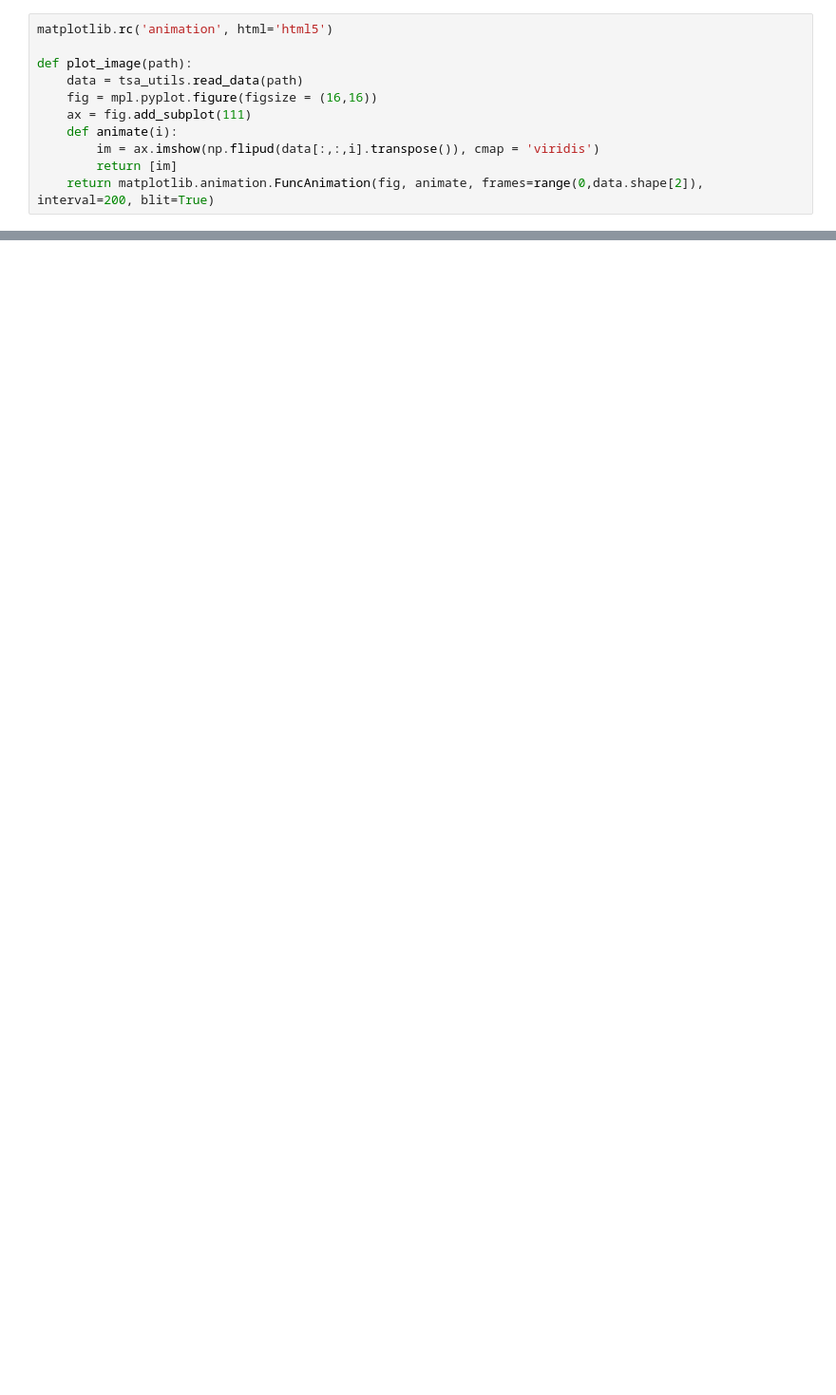
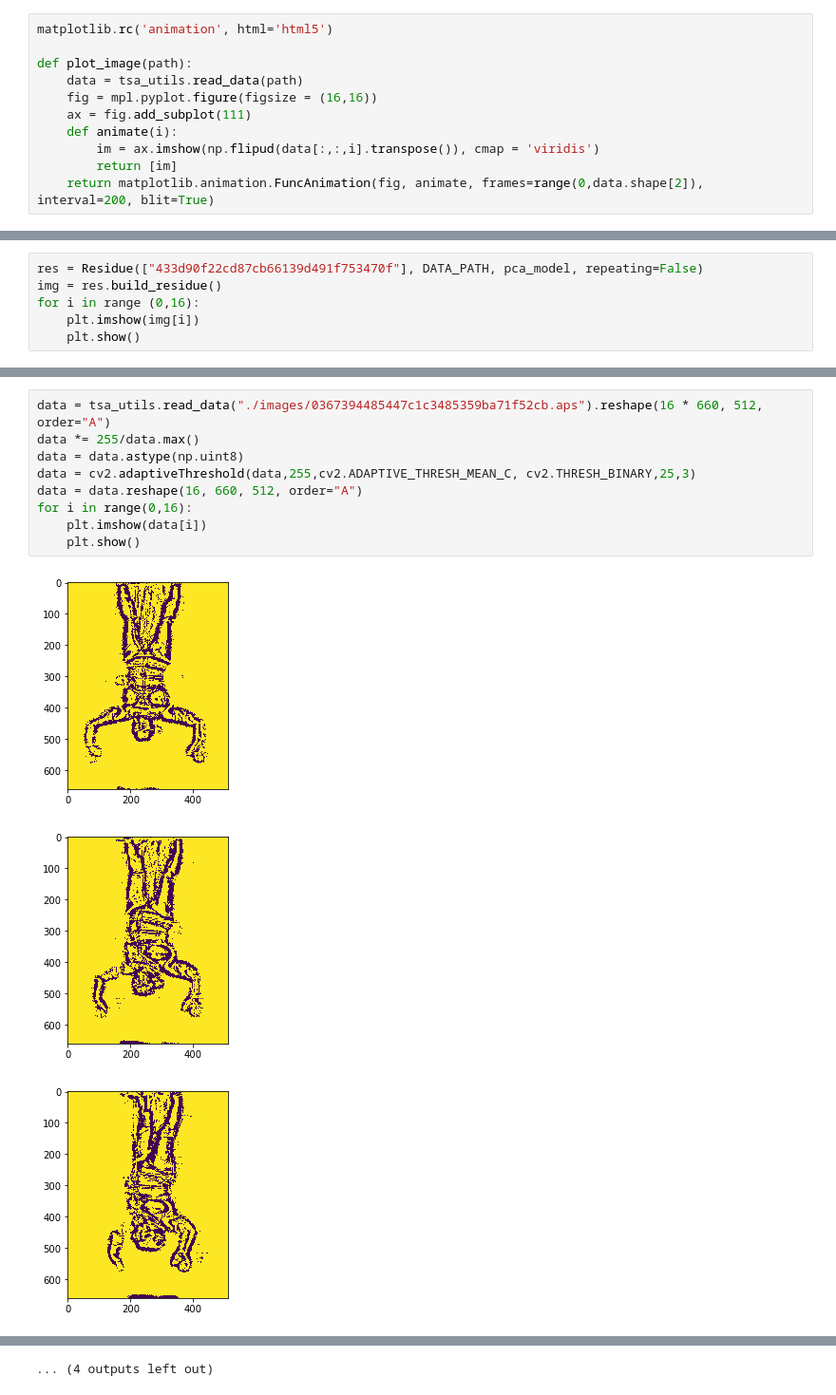
Before and after one commit to codybraun/tsa, a Jupyter notebook: images.ipynb, the cells around one changed output, grey strips where cells are left out. Shown at 95% size. Drawn from its saved outputs; the diff is of its cells as text; blank space fills up the shorter version.

```diff
--- a/images.ipynb
+++ b/images.ipynb
@@ -118,0 +227,6 @@ i
+# %%
+res = Residue(["433d90f22cd87cb66139d491f753470f"], DATA_PATH, pca_model, repeating=False)
+img = res.build_residue()
+for i in range (0,16):
+    plt.imshow(img[i])
+    plt.show()
@@ -118,0 +239,13 @@ i
+# %%
+data = tsa_utils.read_data("./images/0367394485447c1c3485359ba71f52cb.aps").reshape(16 * 660, 512, order="A")
+data *= 255/data.max()
+data = data.astype(np.uint8)
+data = cv2.adaptiveThreshold(data,255,cv2.ADAPTIVE_THRESH_MEAN_C, cv2.THRESH_BINARY,25,3)
+data = data.reshape(16, 660, 512, order="A")
+for i in range(0,16):
+    plt.imshow(data[i])
+    plt.show()
+# %% [output]
+[figure, added]
+[figure, added]
+[figure, added]
@@ -118,0 +261 @@ i
+... (4 outputs left out)
```
Also changed, not shown: parts of 40 cells of this notebook, 3 other files.
